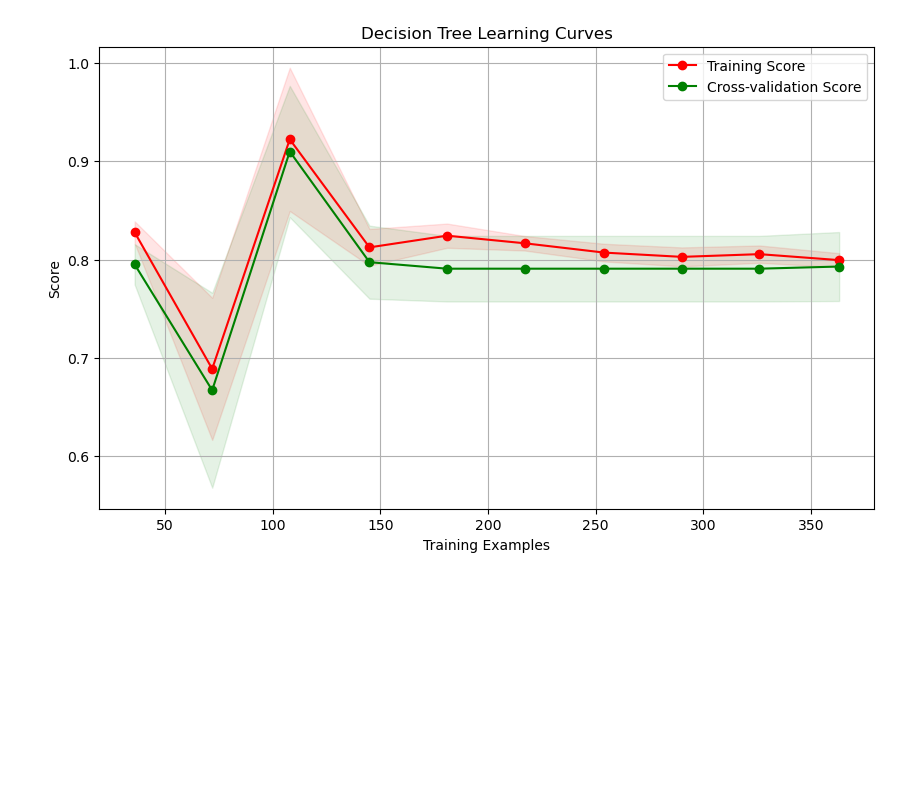
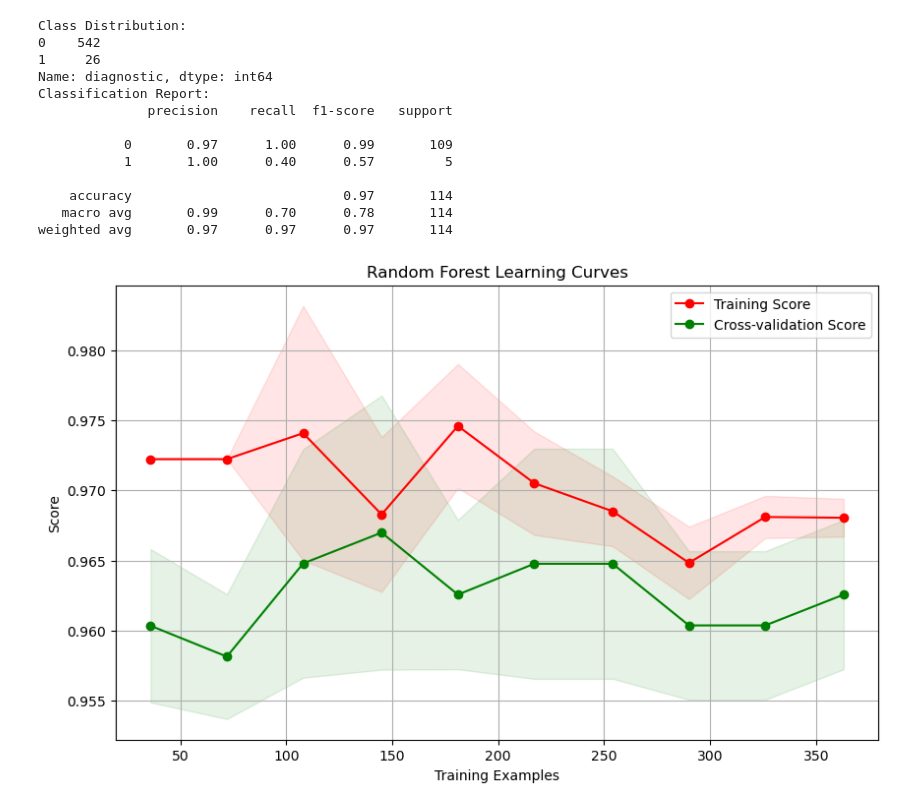
Before and after one commit to aniela2906/G, a Jupyter notebook: classifier_and_probability.ipynb, the cells around one changed output. Drawn from its saved outputs; the diff is of its cells as text; code cells hidden in the pictures; blank space fills up the shorter version.

```diff
--- a/classifier_and_probability.ipynb
+++ b/classifier_and_probability.ipynb
@@ -394,47 +461,90 @@ Image Path: PAT_889_1689_986 | Probability of melanoma: 0.27852004110996936
 # %%
+# random forest
 import pandas as pd
 import numpy as np
 from sklearn.model_selection import learning_curve, train_test_split
 from sklearn.preprocessing import StandardScaler
 from sklearn.pipeline import make_pipeline
-from sklearn.tree import DecisionTreeClassifier
+from sklearn.ensemble import RandomForestClassifier
+from sklearn.metrics import confusion_matrix, classification_report
 import matplotlib.pyplot as plt
+import seaborn as sns
 
 # Load data from CSV with the correct delimiter
 data = pd.read_csv('C:/Users/jkgas/OneDrive/Documents/GitHub/G/for_classifier.csv', delimiter=';')
 
 # Extract features and labels
 X = data[['color_score', 'symmetry_score', 'blue_white_score']].values
-y = data['diagnostic'].values  # Assuming 'biopsed' column contains the class labels (0 or 1)
+y = data['diagnostic'].values  # Assuming 'diagnostic' column contains the class labels (0 or 1)
+
+# Check class distribution
+class_distribution = data['diagnostic'].value_counts()
+print("Class Distribution:")
+print(class_distribution)
 
 # Split data into training and test sets
 X_train, X_test, y_train, y_test = train_test_split(X, y, test_size=0.2, random_state=42, stratify=y)
 
-# Define the classifier pipeline (Decision Tree)
-classifier = make_pipeline(StandardScaler(), DecisionTreeClassifier(class_weight='balanced'))
+# Define the classifier pipeline (Random Forest Classifier)
+classifier = make_pipeline(StandardScaler(), RandomForestClassifier(n_estimators=100))
+
+# Fit the classifier on the training data
+classifier.fit(X_train, y_train)
 
 # Calculate learning curves
 train_sizes, train_scores, valid_scores = learning_curve(classifier, X_train, y_train, train_sizes=np.linspace(0.1, 1.0, 10), cv=5)
 
 # Calculate mean and standard deviation of training and validation scores
 train_scores_mean = np.mean(train_scores, axis=1)
 train_scores_std = np.std(train_scores, axis=1)
 valid_scores_mean = np.mean(valid_scores, axis=1)
 valid_scores_std = np.std(valid_scores, axis=1)
 
 # Plot learning curves
 plt.figure(figsize=(10, 6))
-plt.title("Decision Tree Learning Curves")
+plt.title("Random Forest Learning Curves")
 plt.xlabel("Training Examples")
 plt.ylabel("Score")
 
 plt.grid()
 plt.fill_between(train_sizes, train_scores_mean - train_scores_std, train_scores_mean + train_scores_std, alpha=0.1, color="r")
 plt.fill_between(train_sizes, valid_scores_mean - valid_scores_std, valid_scores_mean + valid_scores_std, alpha=0.1, color="g")
 plt.plot(train_sizes, train_scores_mean, 'o-', color="r", label="Training Score")
 plt.plot(train_sizes, valid_scores_mean, 'o-', color="g", label="Cross-validation Score")
 
 plt.legend(loc="best")
+
+# Generate predictions
+y_pred = classifier.predict(X_test)
+
+# Calculate confusion matrix
+cm = confusion_matrix(y_test, y_pred)
+
+# Plot confusion matrix using seaborn
+plt.figure(figsize=(8, 6))
+sns.heatmap(cm, annot=True, fmt='d', cmap='Blues')
+plt.title('Confusion Matrix')
+plt.xlabel('Predicted Label')
+plt.ylabel('True Label')
+
+# Print classification report
+report = classification_report(y_test, y_pred)
+print("Classification Report:")
+print(report)
+
 plt.show()
 # %% [output]
+Class Distribution:
+0    542
+1     26
+Name: diagnostic, dtype: int64
+Classification Report:
+              precision    recall  f1-score   support
+
+           0       0.97      1.00      0.99       109
+           1       1.00      0.40      0.57         5
+
+    accuracy                           0.97       114
+   macro avg       0.99      0.70      0.78       114
+weighted avg       0.97      0.97      0.97       114
-[figure, old version]
+[figure, new version]
```
Also changed, not shown: parts of 16 cells of this notebook, 5 other files.
